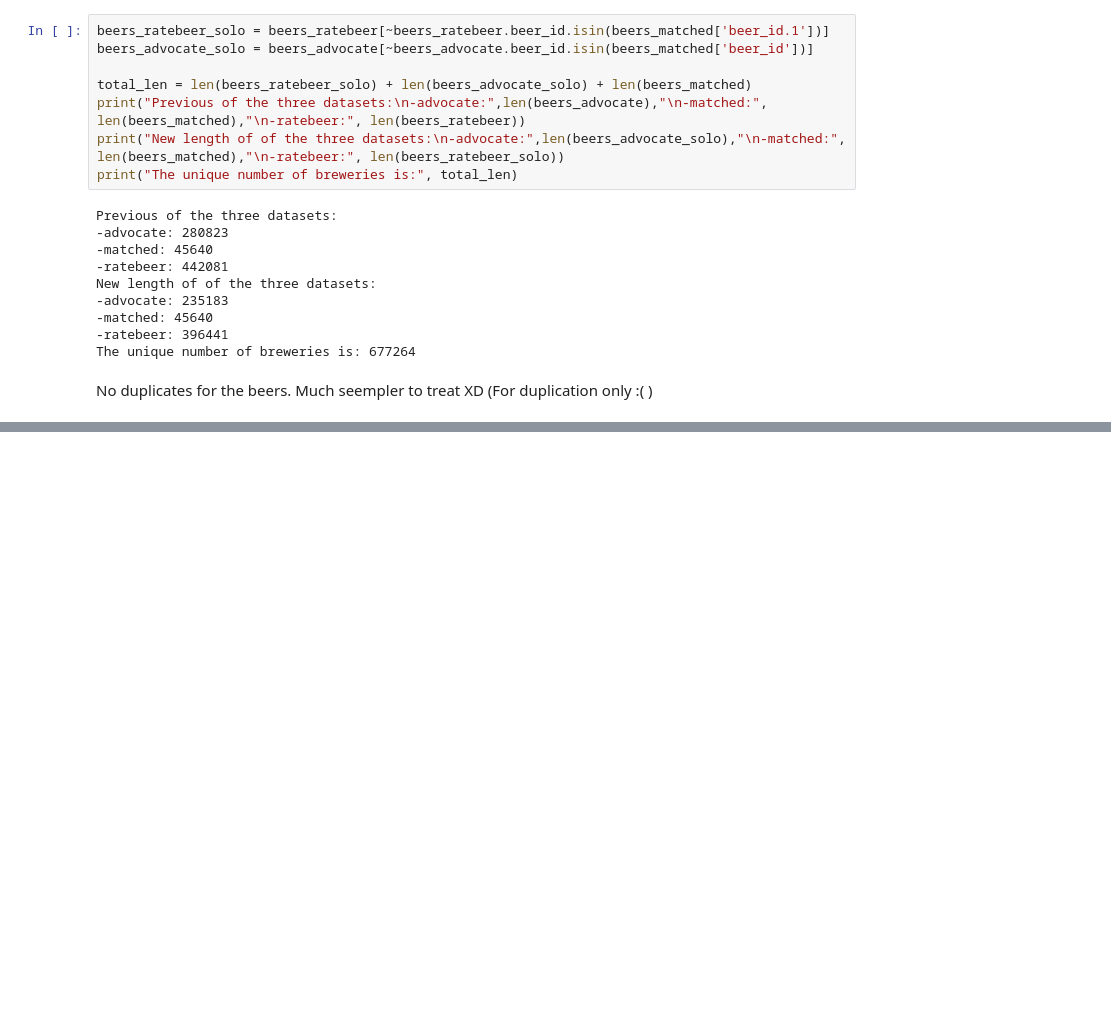
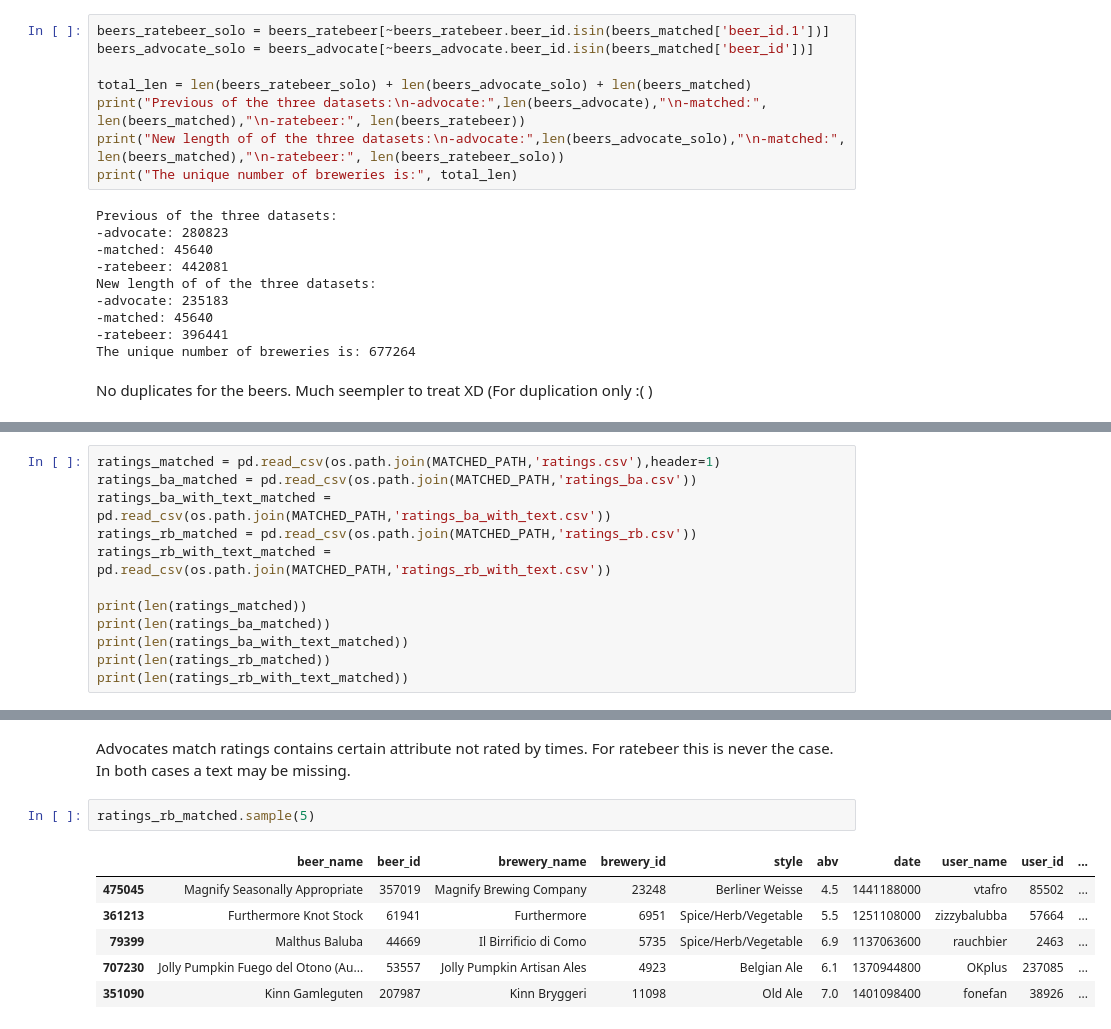
Before and after one commit to epfl-ada/ada-2024-project-abracadabra, a Jupyter notebook: data/data_understanding.ipynb, the cells around one changed output, grey strips where cells are left out. Drawn from its saved outputs; the diff is of its cells as text; blank space fills up the shorter version.

```diff
--- a/data/data_understanding.ipynb
+++ b/data/data_understanding.ipynb
@@ -369,0 +374,12 @@ No duplicates for the beers. Much seempler to treat XD (For duplication only :(
+# %%
+ratings_matched = pd.read_csv(os.path.join(MATCHED_PATH,'ratings.csv'),header=1)
+ratings_ba_matched = pd.read_csv(os.path.join(MATCHED_PATH,'ratings_ba.csv'))
+ratings_ba_with_text_matched = pd.read_csv(os.path.join(MATCHED_PATH,'ratings_ba_with_text.csv'))
+ratings_rb_matched = pd.read_csv(os.path.join(MATCHED_PATH,'ratings_rb.csv'))
+ratings_rb_with_text_matched = pd.read_csv(os.path.join(MATCHED_PATH,'ratings_rb_with_text.csv'))
+
+print(len(ratings_matched))
+print(len(ratings_ba_matched))
+print(len(ratings_ba_with_text_matched))
+print(len(ratings_rb_matched))
+print(len(ratings_rb_with_text_matched))
@@ -369,0 +579,11 @@ No duplicates for the beers. Much seempler to treat XD (For duplication only :(
+# %% [markdown]
+Advocates match ratings contains certain attribute not rated by times. For ratebeer this is never the case. In both cases a text may be missing.
+# %%
+ratings_rb_matched.sample(5)
+# %% [output]
+|  | beer_name | beer_id | brewery_name | brewery_id | style | abv | date | user_name | user_id | ... |
+| 475045 | Magnify Seasonally Appropriate | 357019 | Magnify Brewing Company | 23248 | Berliner Weisse | 4.5 | 1441188000 | vtafro | 85502 | ... |
+| 361213 | Furthermore Knot Stock | 61941 | Furthermore | 6951 | Spice/Herb/Vegetable | 5.5 | 1251108000 | zizzybalubba | 57664 | ... |
+| 79399 | Malthus Baluba | 44669 | Il Birrificio di Como | 5735 | Spice/Herb/Vegetable | 6.9 | 1137063600 | rauchbier | 2463 | ... |
+| 707230 | Jolly Pumpkin Fuego del Otono (Au... | 53557 | Jolly Pumpkin Artisan Ales | 4923 | Belgian Ale | 6.1 | 1370944800 | OKplus | 237085 | ... |
+| 351090 | Kinn Gamleguten | 207987 | Kinn Bryggeri | 11098 | Old Ale | 7.0 | 1401098400 | fonefan | 38926 | ... |
```
Also changed, not shown: parts of 21 cells of this notebook.
